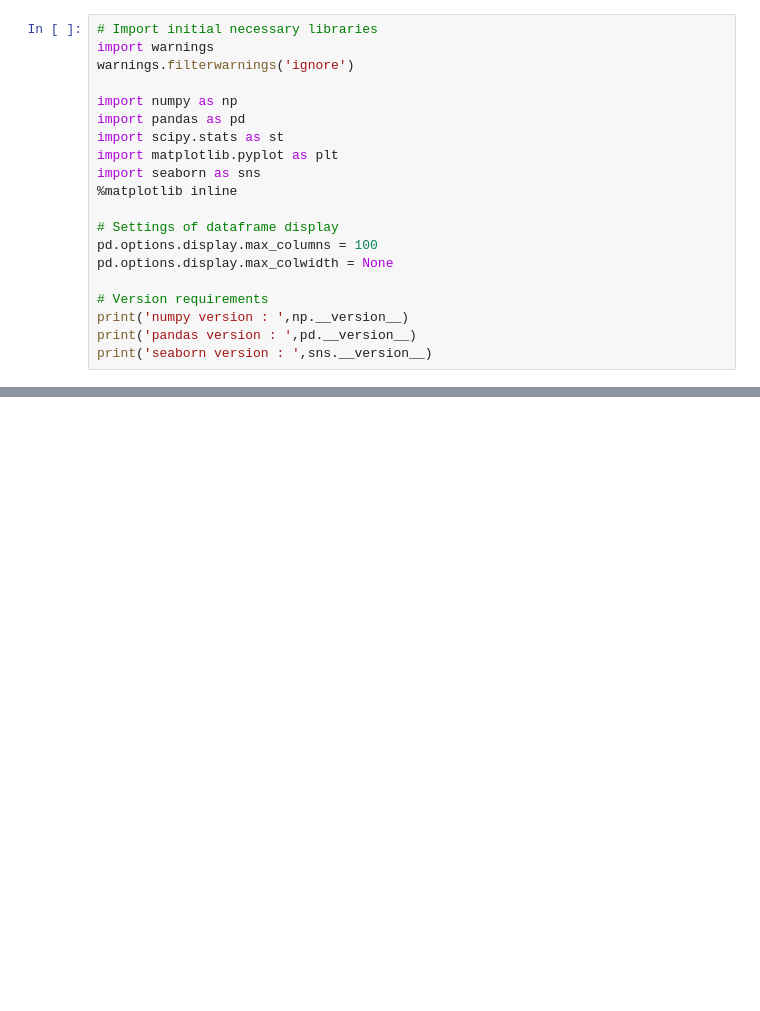
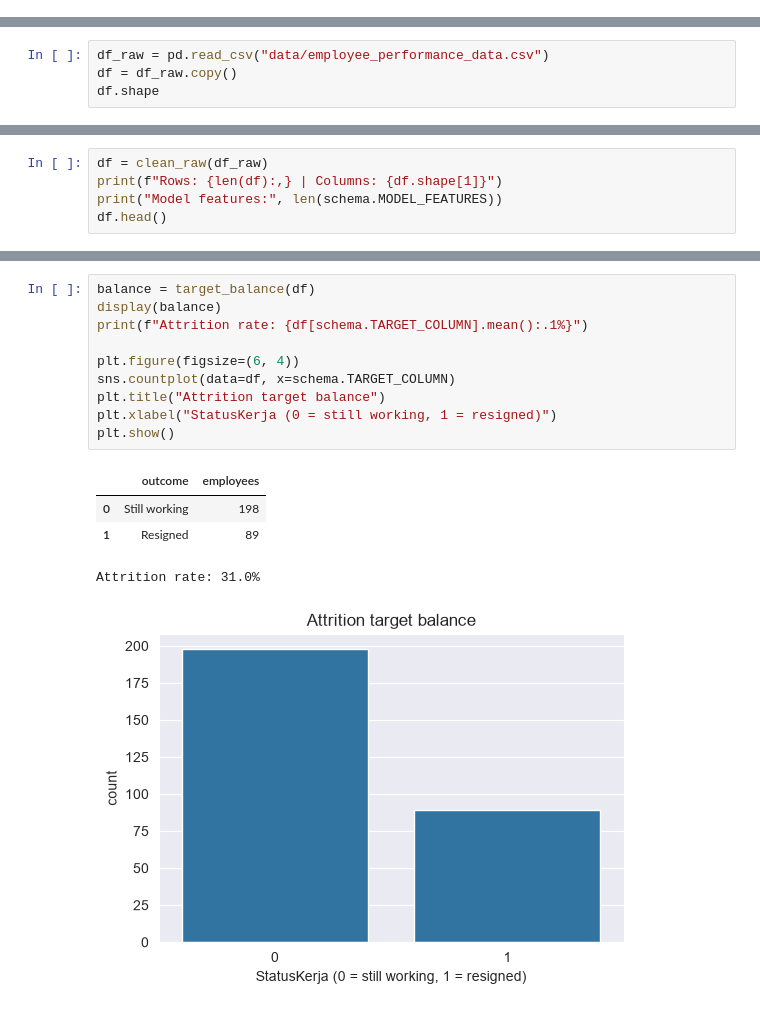
Before and after one commit to mcikalmerdeka/Improving-Employee-Retention-By-Predicting-Employee-Attrition, a Jupyter notebook: notebook.ipynb, the cells around one changed output, grey strips where cells are left out. Saved outputs shown, nothing was run; the diff lists cells and outputs as text; blank space fills up the shorter version.

Commit message:
feat: rebuild attrition notebook and model artifact

```diff
--- a/notebook.ipynb
+++ b/notebook.ipynb
@@ -5,20 +0,0 @@
-# %%
-# Import initial necessary libraries
-import warnings
-warnings.filterwarnings('ignore')
-
-import numpy as np
-import pandas as pd
-import scipy.stats as st
-import matplotlib.pyplot as plt
-import seaborn as sns
-%matplotlib inline
-
-# Settings of dataframe display
-pd.options.display.max_columns = 100
-pd.options.display.max_colwidth = None
-
-# Version requirements
-print('numpy version : ',np.__version__)
-print('pandas version : ',pd.__version__)
-print('seaborn version : ',sns.__version__)
@@ -946,0 +113,4 @@ df_preprocessed.drop(one_hot_columns, axis=1, inplace=True)
+# %%
+df_raw = pd.read_csv("data/employee_performance_data.csv")
+df = df_raw.copy()
+df.shape
@@ -946,0 +226,5 @@ df_preprocessed.drop(one_hot_columns, axis=1, inplace=True)
+# %%
+df = clean_raw(df_raw)
+print(f"Rows: {len(df):,} | Columns: {df.shape[1]}")
+print("Model features:", len(schema.MODEL_FEATURES))
+df.head()
@@ -946,0 +252,16 @@ df_preprocessed.drop(one_hot_columns, axis=1, inplace=True)
+# %%
+balance = target_balance(df)
+display(balance)
+print(f"Attrition rate: {df[schema.TARGET_COLUMN].mean():.1%}")
+
+plt.figure(figsize=(6, 4))
+sns.countplot(data=df, x=schema.TARGET_COLUMN)
+plt.title("Attrition target balance")
+plt.xlabel("StatusKerja (0 = still working, 1 = resigned)")
+plt.show()
+# %% [output]
+|  | outcome | employees |
+| 0 | Still working | 198 |
+| 1 | Resigned | 89 |
+Attrition rate: 31.0%
+[figure, added]
```
Also changed, not shown: parts of 155 cells of this notebook, 1 other file.
